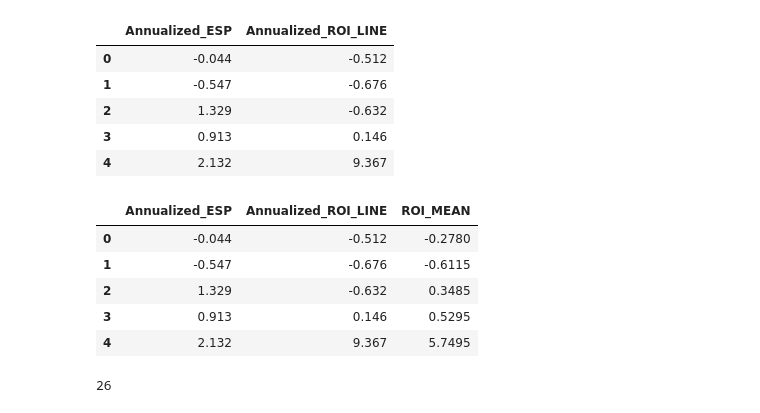
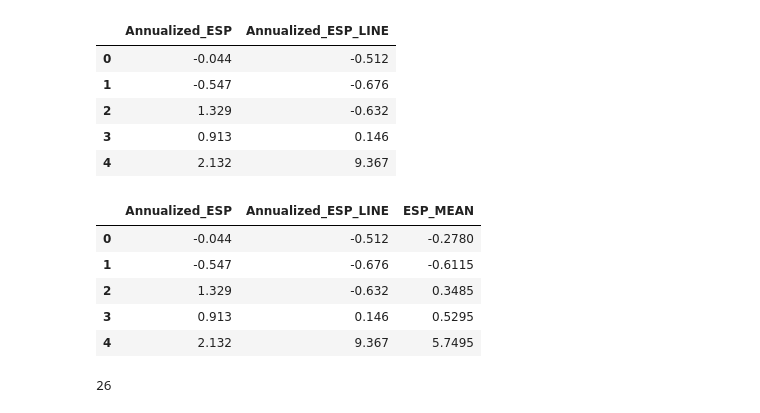
Before and after one commit to housemex408/iROIEstimator, a Jupyter notebook: scripts/notebook/results/FINAL/H5/H5_results.ipynb, the cells around one changed output. Saved outputs shown, nothing was run; the diff lists cells and outputs as text; code cells hidden in the pictures.

```diff
--- a/scripts/notebook/results/FINAL/H5/H5_results.ipynb
+++ b/scripts/notebook/results/FINAL/H5/H5_results.ipynb
@@ -19,20 +19,20 @@ df_module = pd.read_csv(module_roi)
 df_line = pd.read_csv(line_roi)
 
 df = df_module.join(df_line.set_index(c.PROJECT), on=c.PROJECT, rsuffix='_LINE')
-roi_df = df[["Annualized_ESP", "Annualized_ROI_LINE"]]
+roi_df = df[["Annualized_ESP", "Annualized_ESP_LINE"]]
 roi_df.head()
 # %% [output]
-|  | Annualized_ESP | Annualized_ROI_LINE |
+|  | Annualized_ESP | Annualized_ESP_LINE |
 | 0 | -0.044 | -0.512 |
 | 1 | -0.547 | -0.676 |
 | 2 | 1.329 | -0.632 |
 | 3 | 0.913 | 0.146 |
 | 4 | 2.132 | 9.367 |
 # %%
-roi_df["ROI_MEAN"] = roi_df.mean(axis=1)
+roi_df["ESP_MEAN"] = roi_df.mean(axis=1)
 roi_df.head()
 # %% [output]
-|  | Annualized_ESP | Annualized_ROI_LINE | ROI_MEAN |
+|  | Annualized_ESP | Annualized_ESP_LINE | ESP_MEAN |
 | 0 | -0.044 | -0.512 | -0.2780 |
 | 1 | -0.547 | -0.676 | -0.6115 |
 | 2 | 1.329 | -0.632 | 0.3485 |
```
Also changed, not shown: parts of 6 cells of this notebook, 29 other files.
